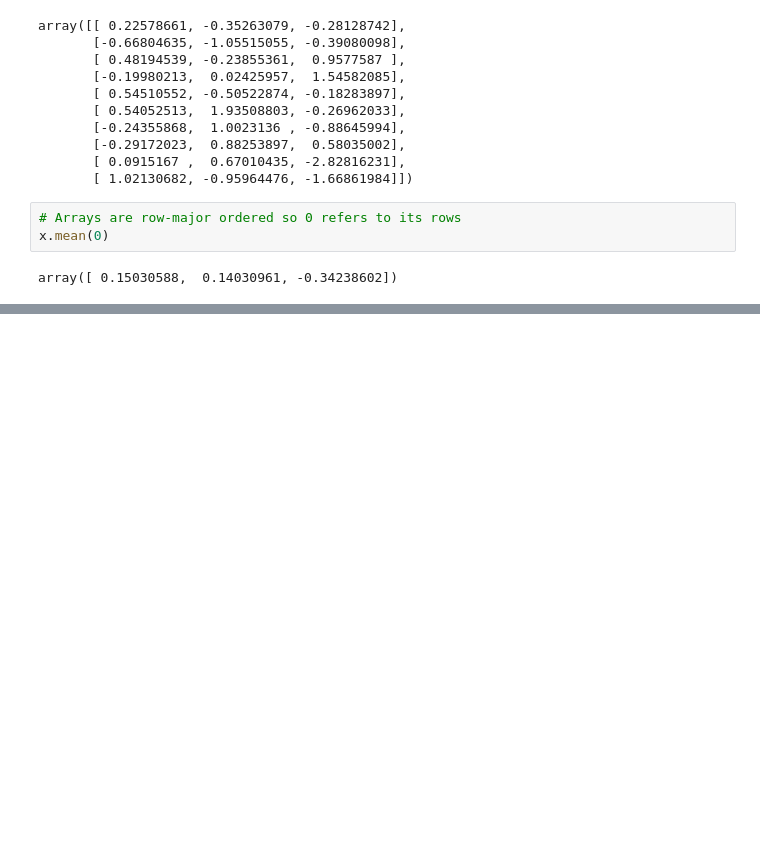
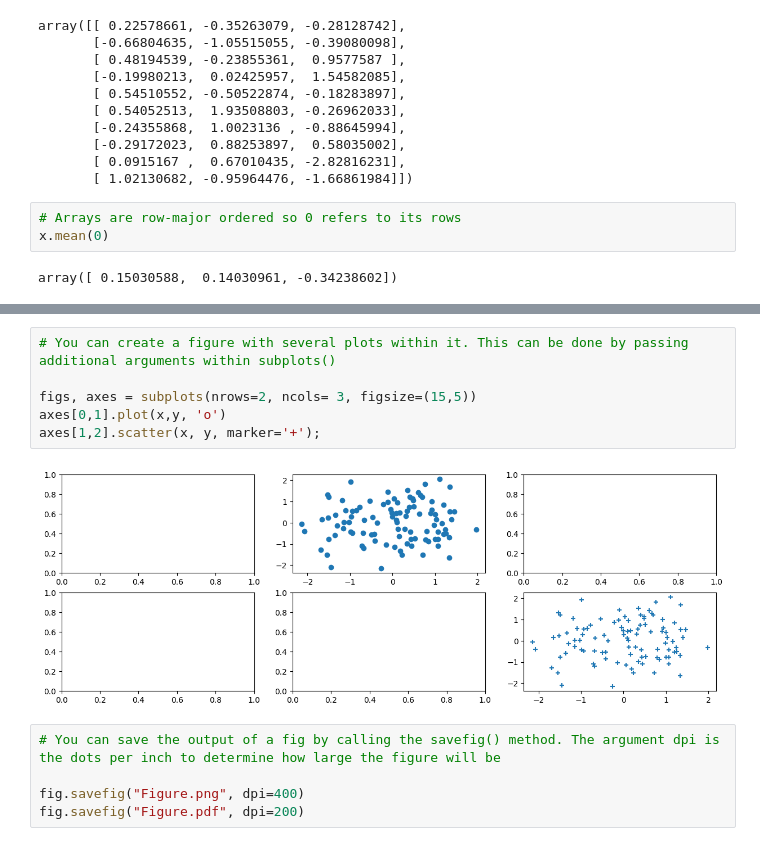
Before and after one commit to JonnyV-22/Python-Scratch-Repo, a Jupyter notebook: python_work/ISLP/Chapter_2_Intro.ipynb, the cells around one changed output, grey strips where cells are left out. Cells and saved outputs as stored; diff of their text form; blank space fills up the shorter version.

```diff
--- a/python_work/ISLP/Chapter_2_Intro.ipynb
+++ b/python_work/ISLP/Chapter_2_Intro.ipynb
@@ -252,0 +282,13 @@ array([ 0.15030588,  0.14030961, -0.34238602])
+# %%
+# You can create a figure with several plots within it. This can be done by passing additional arguments within subplots()
+
+figs, axes = subplots(nrows=2, ncols= 3, figsize=(15,5))
+axes[0,1].plot(x,y, 'o')
+axes[1,2].scatter(x, y, marker='+');
+# %% [output]
+[figure, added]
+# %%
+# You can save the output of a fig by calling the savefig() method. The argument dpi is the dots per inch to determine how large the figure will be
+
+fig.savefig("Figure.png", dpi=400)
+fig.savefig("Figure.pdf", dpi=200)
```
Also changed, not shown: parts of 4 cells of this notebook, 2 other files.
